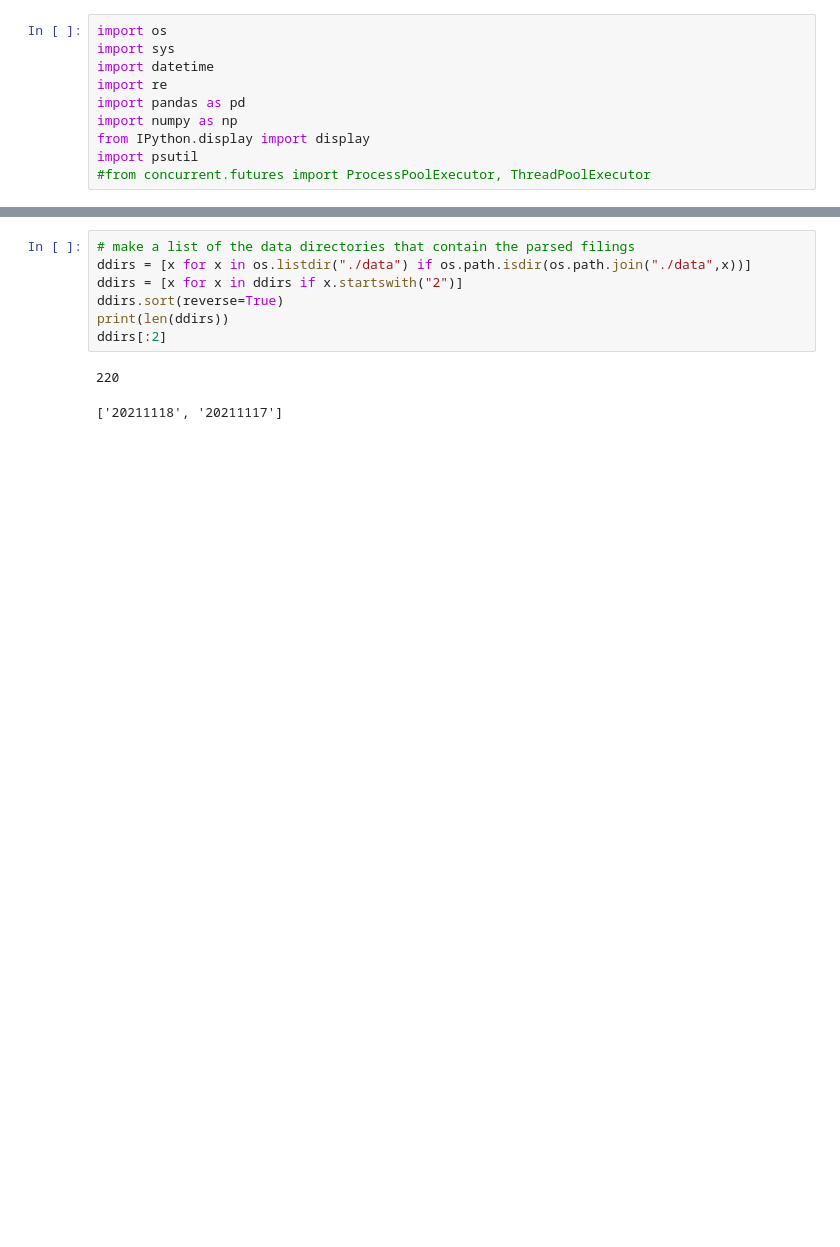
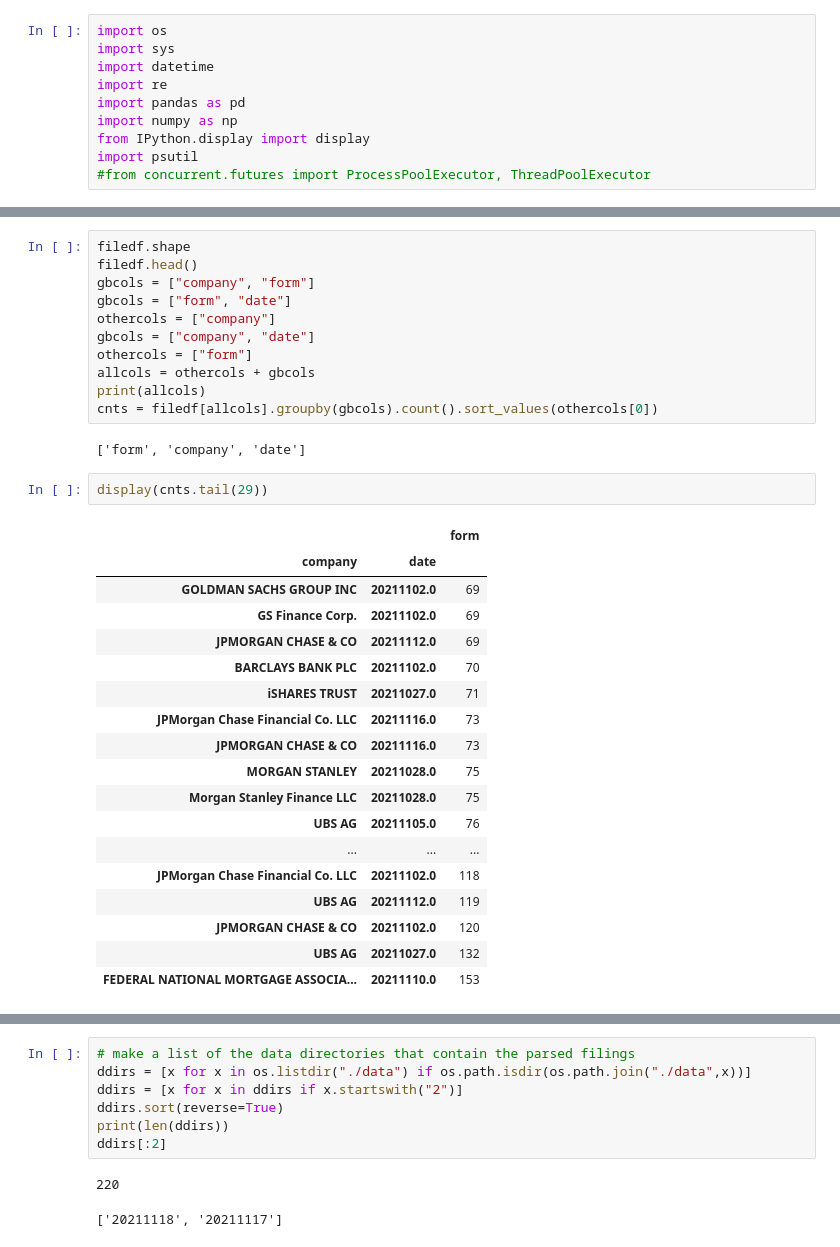
Before and after one commit to jhmuller/edgar, a Jupyter notebook: eda.ipynb, the cells around one changed output, grey strips where cells are left out. Drawn from its saved outputs; the diff is of its cells as text; blank space fills up the shorter version.

Commit message:
push to sync other platforms

```diff
--- a/eda.ipynb
+++ b/eda.ipynb
@@ -11,2 +53,36 @@ import psutil
+# %%
+filedf.shape
+filedf.head()
+gbcols = ["company", "form"]
+gbcols = ["form", "date"]
+othercols = ["company"]
+gbcols = ["company", "date"]
+othercols = ["form"]
+allcols = othercols + gbcols
+print(allcols)
+cnts = filedf[allcols].groupby(gbcols).count().sort_values(othercols[0])
+# %% [output]
+['form', 'company', 'date']
+# %%
+display(cnts.tail(29))
+# %% [output]
+|  |  | form |
+| company | date |  |
+| GOLDMAN SACHS GROUP INC | 20211102.0 | 69 |
+| GS Finance Corp. | 20211102.0 | 69 |
+| JPMORGAN CHASE & CO | 20211112.0 | 69 |
+| BARCLAYS BANK PLC | 20211102.0 | 70 |
+| iSHARES TRUST | 20211027.0 | 71 |
+| JPMorgan Chase Financial Co. LLC | 20211116.0 | 73 |
+| JPMORGAN CHASE & CO | 20211116.0 | 73 |
+| MORGAN STANLEY | 20211028.0 | 75 |
+| Morgan Stanley Finance LLC | 20211028.0 | 75 |
+| UBS AG | 20211105.0 | 76 |
+| ... | ... | ... |
+| JPMorgan Chase Financial Co. LLC | 20211102.0 | 118 |
+| UBS AG | 20211112.0 | 119 |
+| JPMORGAN CHASE & CO | 20211102.0 | 120 |
+| UBS AG | 20211027.0 | 132 |
+| FEDERAL NATIONAL MORTGAGE ASSOCIA... | 20211110.0 | 153 |
 # %%
 # read the daily form files
```
Also changed, not shown: parts of 25 cells of this notebook, 4 other files.
